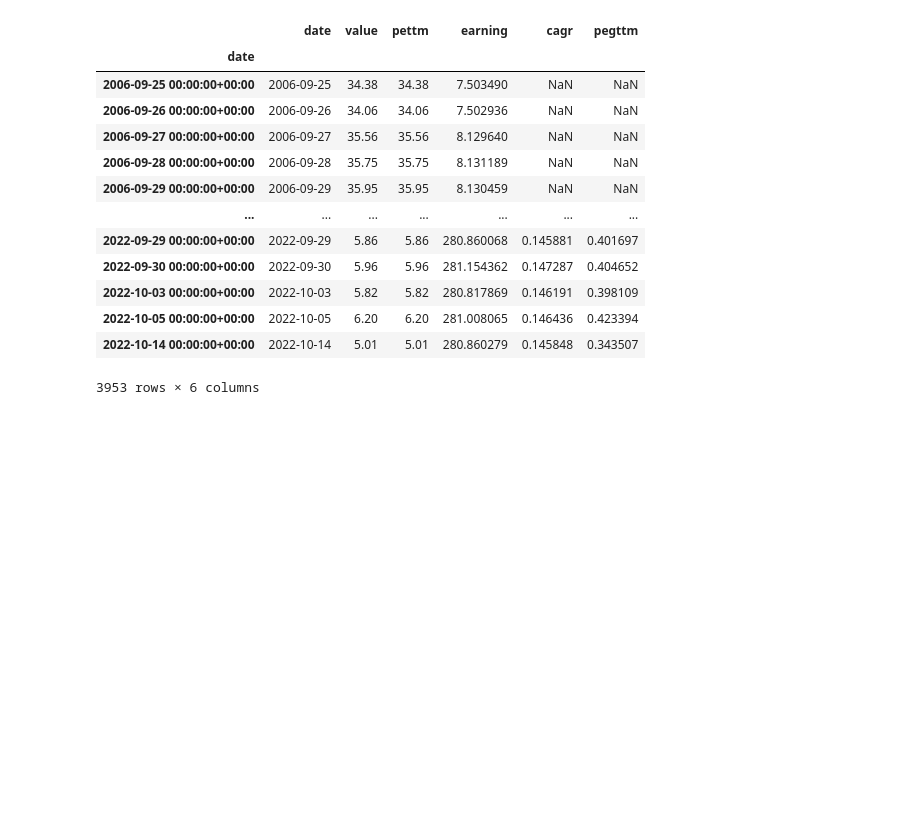
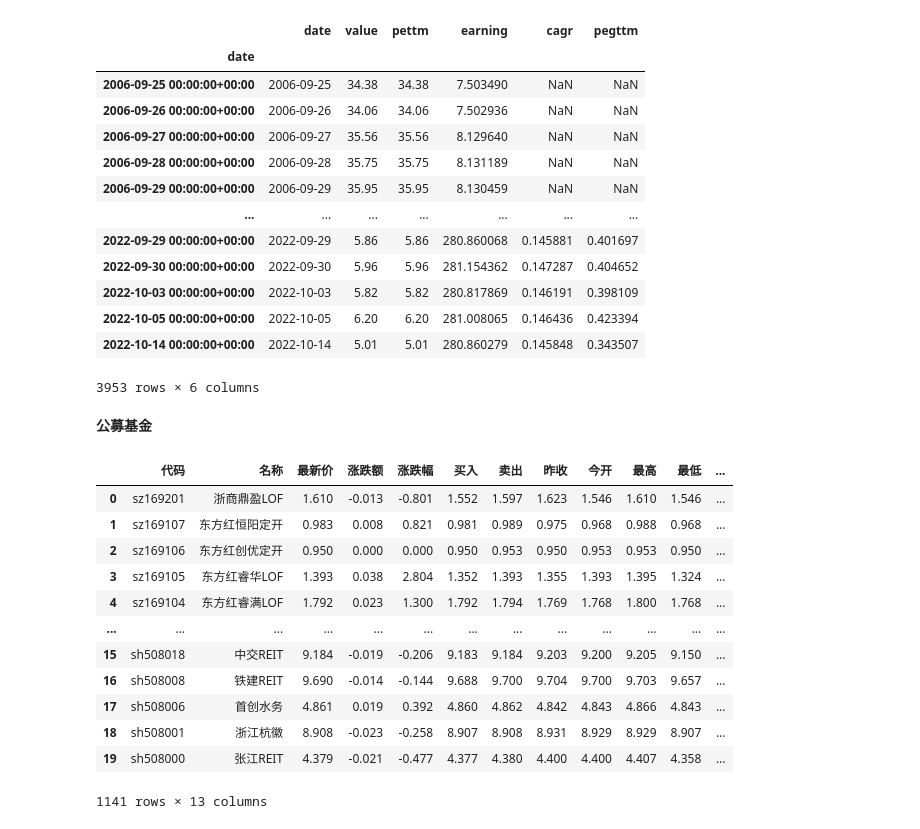
Before and after one commit to bforecast/strategy-app, a Jupyter notebook: try_akshare.ipynb, the cells around one changed output. Drawn from its saved outputs; the diff is of its cells as text; code cells hidden in the pictures; blank space fills up the shorter version.

Commit message:
Support CN Fund ETF

```diff
--- a/try_akshare.ipynb
+++ b/try_akshare.ipynb
@@ -327,3 +327,28 @@ stock1_df['peg'].vbt.plot().show_svg()
 # %%
 stock_df = stock_df[datetime(2010,1,1):datetime.today()]
 stock_df['pegttm'].vbt.plot().show_svg()
+# %% [markdown]
+**公募基金**
+# %%
+import akshare as ak
+import pandas as pd
+fund_etf_lof_df = ak.fund_etf_category_sina(symbol="LOF基金")
+fund_etf_etf_df = ak.fund_etf_category_sina(symbol="ETF基金")
+fund_etf_fb_df = ak.fund_etf_category_sina(symbol="封闭式基金")
+
+fund_eft_df=pd.concat([fund_etf_lof_df,fund_etf_etf_df,fund_etf_fb_df])
+fund_eft_df
+# %% [output]
+|  | 代码 | 名称 | 最新价 | 涨跌额 | 涨跌幅 | 买入 | 卖出 | 昨收 | 今开 | 最高 | 最低 | ... |
+| 0 | sz169201 | 浙商鼎盈LOF | 1.610 | -0.013 | -0.801 | 1.552 | 1.597 | 1.623 | 1.546 | 1.610 | 1.546 | ... |
+| 1 | sz169107 | 东方红恒阳定开 | 0.983 | 0.008 | 0.821 | 0.981 | 0.989 | 0.975 | 0.968 | 0.988 | 0.968 | ... |
+| 2 | sz169106 | 东方红创优定开 | 0.950 | 0.000 | 0.000 | 0.950 | 0.953 | 0.950 | 0.953 | 0.953 | 0.950 | ... |
+| 3 | sz169105 | 东方红睿华LOF | 1.393 | 0.038 | 2.804 | 1.352 | 1.393 | 1.355 | 1.393 | 1.395 | 1.324 | ... |
+| 4 | sz169104 | 东方红睿满LOF | 1.792 | 0.023 | 1.300 | 1.792 | 1.794 | 1.769 | 1.768 | 1.800 | 1.768 | ... |
+| ... | ... | ... | ... | ... | ... | ... | ... | ... | ... | ... | ... | ... |
+| 15 | sh508018 | 中交REIT | 9.184 | -0.019 | -0.206 | 9.183 | 9.184 | 9.203 | 9.200 | 9.205 | 9.150 | ... |
+| 16 | sh508008 | 铁建REIT | 9.690 | -0.014 | -0.144 | 9.688 | 9.700 | 9.704 | 9.700 | 9.703 | 9.657 | ... |
+| 17 | sh508006 | 首创水务 | 4.861 | 0.019 | 0.392 | 4.860 | 4.862 | 4.842 | 4.843 | 4.866 | 4.843 | ... |
+| 18 | sh508001 | 浙江杭徽 | 8.908 | -0.023 | -0.258 | 8.907 | 8.908 | 8.931 | 8.929 | 8.929 | 8.907 | ... |
+| 19 | sh508000 | 张江REIT | 4.379 | -0.021 | -0.477 | 4.377 | 4.380 | 4.400 | 4.400 | 4.407 | 4.358 | ... |
+1141 rows × 13 columns
```
Also changed, not shown: parts of 5 cells of this notebook, 9 other files.
